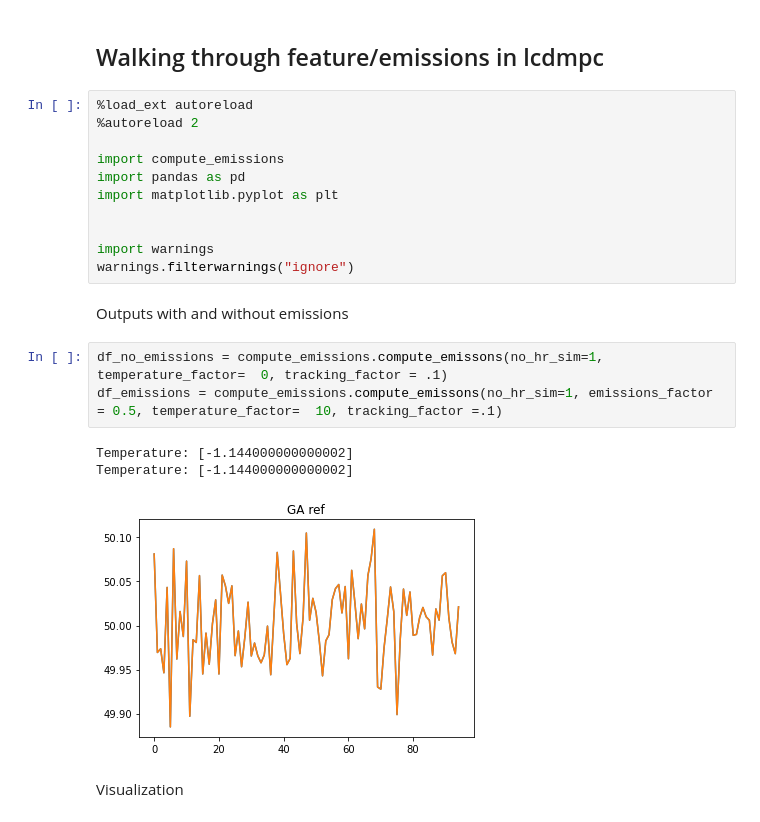
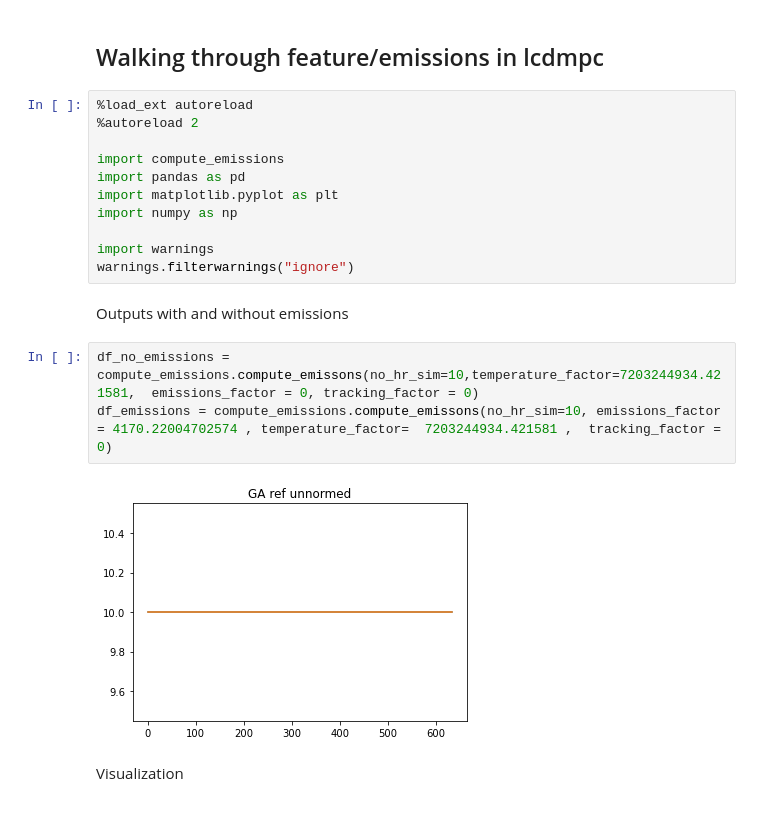
Before and after one commit to vijay092/lcdmpc, a Jupyter notebook: main_080422.ipynb, the cells around one changed output. Drawn from its saved outputs; the diff is of its cells as text.

```diff
--- a/main_080422.ipynb
+++ b/main_080422.ipynb
@@ -7,19 +7,17 @@
 import compute_emissions
 import pandas as pd
 import matplotlib.pyplot as plt
-
+import numpy as np
 
 import warnings
 warnings.filterwarnings("ignore")
 # %% [markdown]
 Outputs with and without emissions
 # %%
-df_no_emissions = compute_emissions.compute_emissons(no_hr_sim=1, temperature_factor=  0, tracking_factor = .1)
-df_emissions = compute_emissions.compute_emissons(no_hr_sim=1, emissions_factor = 0.5, temperature_factor=  10, tracking_factor =.1)
+df_no_emissions = compute_emissions.compute_emissons(no_hr_sim=10,temperature_factor=7203244934.421581,  emissions_factor = 0, tracking_factor = 0)
+df_emissions = compute_emissions.compute_emissons(no_hr_sim=10, emissions_factor = 4170.22004702574 , temperature_factor=  7203244934.421581 ,  tracking_factor =  0)
 # %% [output]
-Temperature: [-1.144000000000002]
-Temperature: [-1.144000000000002]
-[figure, old version]
+[figure, new version]
 # %% [markdown]
 Visualization
 # %%
```
Also changed, not shown: parts of 27 cells of this notebook, 6 other files.
